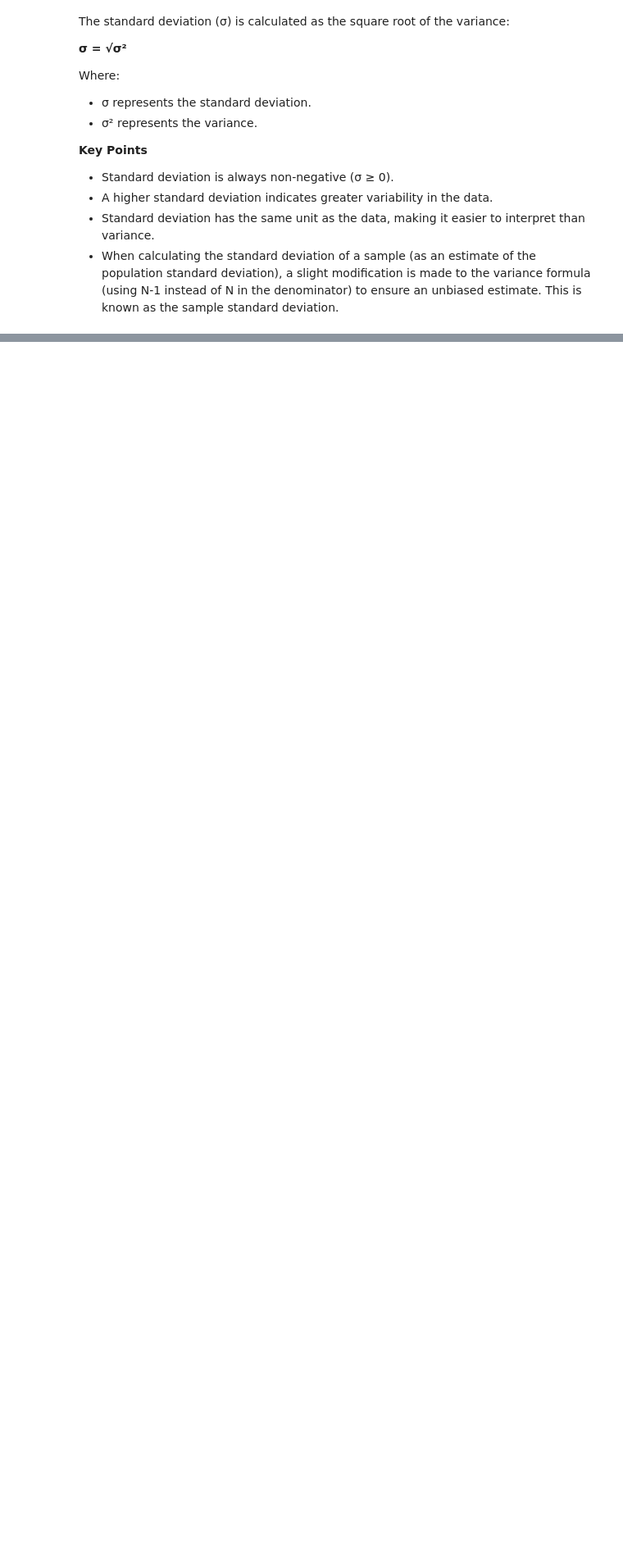
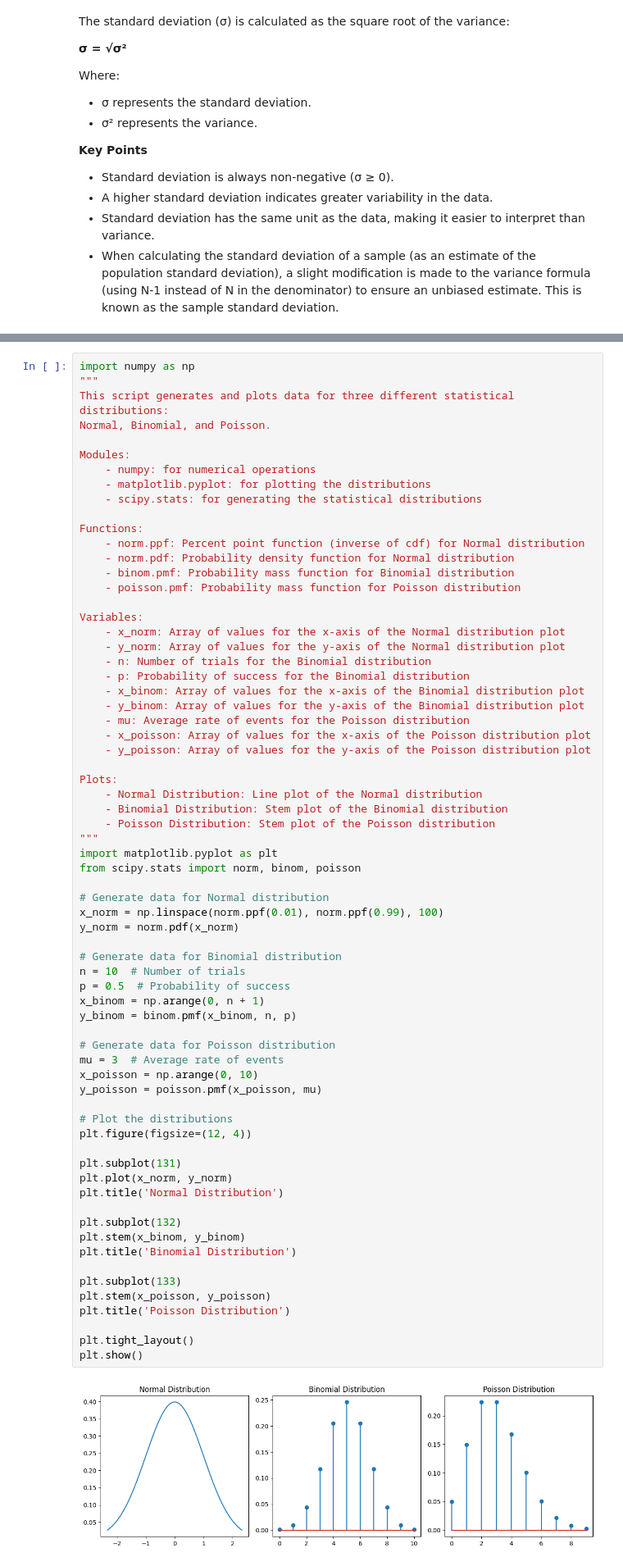
Before and after one commit to Mojoryson/Notebooks, a Jupyter notebook: WIP/Statistics_Reference.ipynb, the cells around one changed output, grey strips where cells are left out. Shown: that part at 82% size. Saved outputs shown, nothing was run; the diff lists cells and outputs as text; blank space fills up the shorter version.

```diff
--- a/WIP/Statistics_Reference.ipynb
+++ b/WIP/Statistics_Reference.ipynb
@@ -211,0 +430,70 @@ Standard deviation of x_nan is:  3.1622776601683795
+# %%
+import numpy as np
+"""
+This script generates and plots data for three different statistical distributions:
+Normal, Binomial, and Poisson.
+
+Modules:
+    - numpy: for numerical operations
+    - matplotlib.pyplot: for plotting the distributions
+    - scipy.stats: for generating the statistical distributions
+
+Functions:
+    - norm.ppf: Percent point function (inverse of cdf) for Normal distribution
+    - norm.pdf: Probability density function for Normal distribution
+    - binom.pmf: Probability mass function for Binomial distribution
+    - poisson.pmf: Probability mass function for Poisson distribution
+
+Variables:
+    - x_norm: Array of values for the x-axis of the Normal distribution plot
+    - y_norm: Array of values for the y-axis of the Normal distribution plot
+    - n: Number of trials for the Binomial distribution
+    - p: Probability of success for the Binomial distribution
+    - x_binom: Array of values for the x-axis of the Binomial distribution plot
+    - y_binom: Array of values for the y-axis of the Binomial distribution plot
+    - mu: Average rate of events for the Poisson distribution
+    - x_poisson: Array of values for the x-axis of the Poisson distribution plot
+    - y_poisson: Array of values for the y-axis of the Poisson distribution plot
+
+Plots:
+    - Normal Distribution: Line plot of the Normal distribution
+    - Binomial Distribution: Stem plot of the Binomial distribution
+    - Poisson Distribution: Stem plot of the Poisson distribution
+"""
+import matplotlib.pyplot as plt
+from scipy.stats import norm, binom, poisson
+
+# Generate data for Normal distribution
+x_norm = np.linspace(norm.ppf(0.01), norm.ppf(0.99), 100)
+y_norm = norm.pdf(x_norm)
+
+# Generate data for Binomial distribution
+n = 10  # Number of trials
+p = 0.5  # Probability of success
+x_binom = np.arange(0, n + 1)
+y_binom = binom.pmf(x_binom, n, p)
+
+# Generate data for Poisson distribution
+mu = 3  # Average rate of events
+x_poisson = np.arange(0, 10)
+y_poisson = poisson.pmf(x_poisson, mu)
+
+# Plot the distributions
+plt.figure(figsize=(12, 4))
+
+plt.subplot(131)
+plt.plot(x_norm, y_norm)
+plt.title('Normal Distribution')
+
+plt.subplot(132)
+plt.stem(x_binom, y_binom)
+plt.title('Binomial Distribution')
+
+plt.subplot(133)
+plt.stem(x_poisson, y_poisson)
+plt.title('Poisson Distribution')
+
+plt.tight_layout()
+plt.show()
+# %% [output]
+[figure, added]
```
Also changed, not shown: parts of 12 cells of this notebook.
